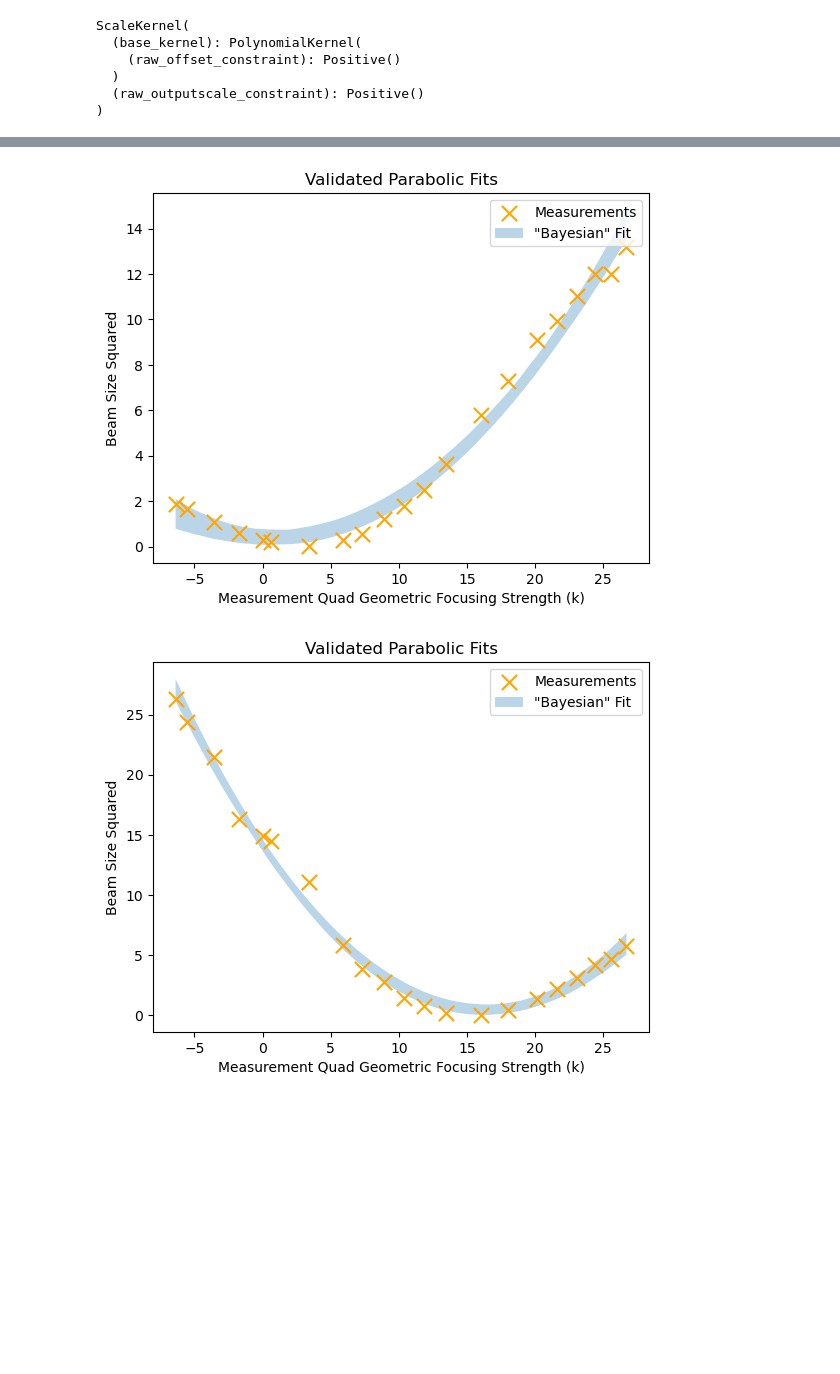
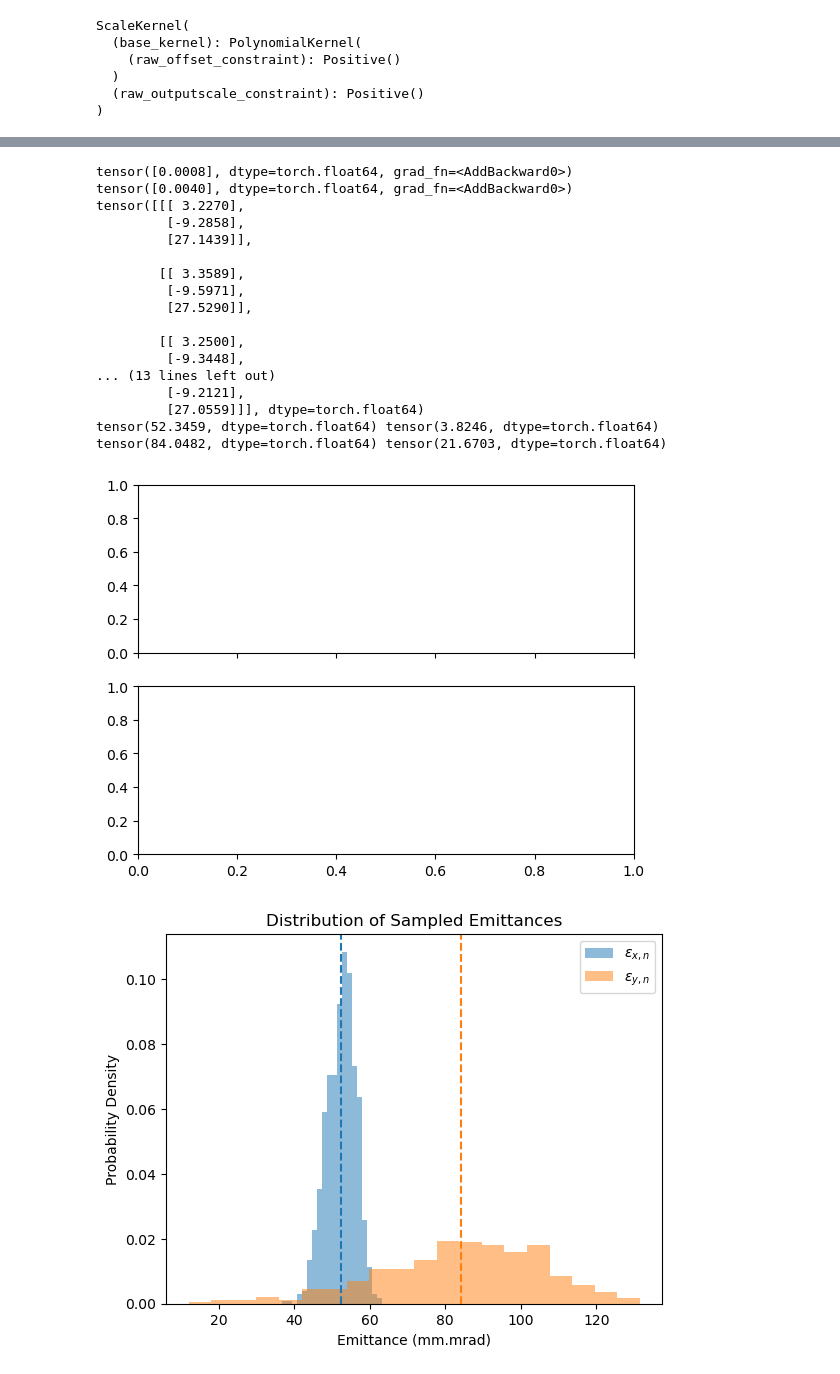
Before and after one commit to jp-ga/awa-badger, a Jupyter notebook: analysis/auto_quad_scan/analysis.ipynb, the cells around one changed output, grey strips where cells are left out. Cells and saved outputs as stored; diff of their text form; code cells hidden in the pictures; blank space fills up the shorter version.

```diff
--- a/analysis/auto_quad_scan/analysis.ipynb
+++ b/analysis/auto_quad_scan/analysis.ipynb
@@ -142,43 +294,74 @@ data["int_grad"] = data["grad"] * q_len * 10
 scale_factor = get_quad_strength_conversion_factor(beam_energy, q_len)
 data["sx_m"] = 3.9232781168265036e-05 * data["13ARV1:Sx"]
 data["sy_m"] = 3.9232781168265036e-05 * data["13ARV1:Sy"]
 
 
 k = data.dropna()["int_grad"].to_numpy() * scale_factor
 x = data.dropna()["sx_m"].to_numpy()*1e3
 y = data.dropna()["sy_m"].to_numpy()*1e3
 
+fig, ax = plt.subplots(2,1, sharex="all")
 
 x_output_stats = get_valid_emit_samples_from_quad_scan(
     k,
     x,
     q_len,
     distance,
     n_samples=800,
     n_steps_quad_scan=100,
-    visualize=True
+    visualize=False
 )
 
 y_output_stats = get_valid_emit_samples_from_quad_scan(
     k,
     y,
     q_len,
     distance,
     n_samples=800,
     n_steps_quad_scan=100,
-    visualize=True
+    visualize=False
 )
 
-plt.hist(x_output_stats[0].flatten()*90, bins=20, density=True,alpha=0.5,
-         label=r"$\varepsilon_{x,n}$")
-plt.hist(y_output_stats[0].flatten()*90, bins=20, density=True,alpha=0.5,
-         label=r"$\varepsilon_{y,n}$")
-plt.legend()
+print(y_output_stats[-2])
 
-plt.title('Distribution of Sampled Emittances')
-plt.xlabel('Emittance (mm.mrad)')
-plt.ylabel('Probability Density')
-plt.savefig("emittance_samples.png", dpi=300)
+fig,ax = plt.subplots()
+colors = ["C0","C1"]
+labels = [r"$\varepsilon_{x,n}$", r"$\varepsilon_{y,n}$"]
+for i, samples in enumerate([x_output_stats[0].flatten(), y_output_stats[0].flatten()]):
+    ax.hist(samples*90, bins=20, density=True,alpha=0.5,
+             label=labels[i])
+    mean = samples.mean()*90
+    std = samples.std()*90
+    ylim = ax.get_ylim()
+    ax.axvline(mean,ls="--",c=colors[i])
+    #ax.text(mean*1.05,ylim[1]*0.9,rf"${float(mean):.4} \pm {float(std):.4}$",
+    #        horizontalalignment="left")
+
+    print(mean,std)
+
+ax.legend()
+
+ax.set_title('Distribution of Sampled Emittances')
+ax.set_xlabel('Emittance (mm.mrad)')
+ax.set_ylabel('Probability Density')
+fig.savefig("emittance_samples.png", dpi=300)
 # %% [output]
+tensor([0.0008], dtype=torch.float64, grad_fn=<AddBackward0>)
+tensor([0.0040], dtype=torch.float64, grad_fn=<AddBackward0>)
+tensor([[[ 3.2270],
+         [-9.2858],
+         [27.1439]],
+
+        [[ 3.3589],
+         [-9.5971],
+         [27.5290]],
+
+        [[ 3.2500],
+         [-9.3448],
+... (13 lines left out)
+         [-9.2121],
+         [27.0559]]], dtype=torch.float64)
+tensor(52.3459, dtype=torch.float64) tensor(3.8246, dtype=torch.float64)
+tensor(84.0482, dtype=torch.float64) tensor(21.6703, dtype=torch.float64)
-[figure, old version]
+[figure, new version]
-[figure, old version]
+[figure, new version]
```
Also changed, not shown: parts of 5 cells of this notebook, 7 other files.
